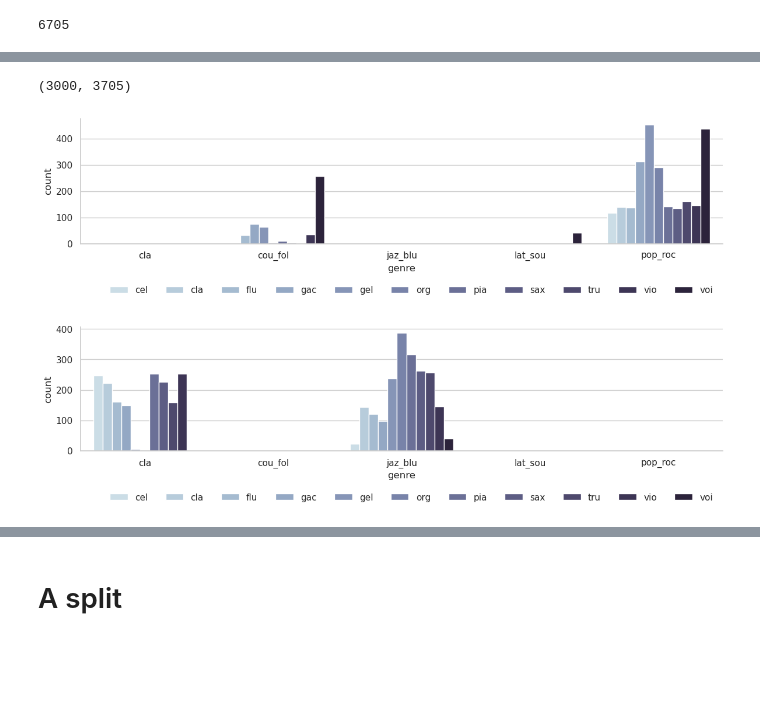
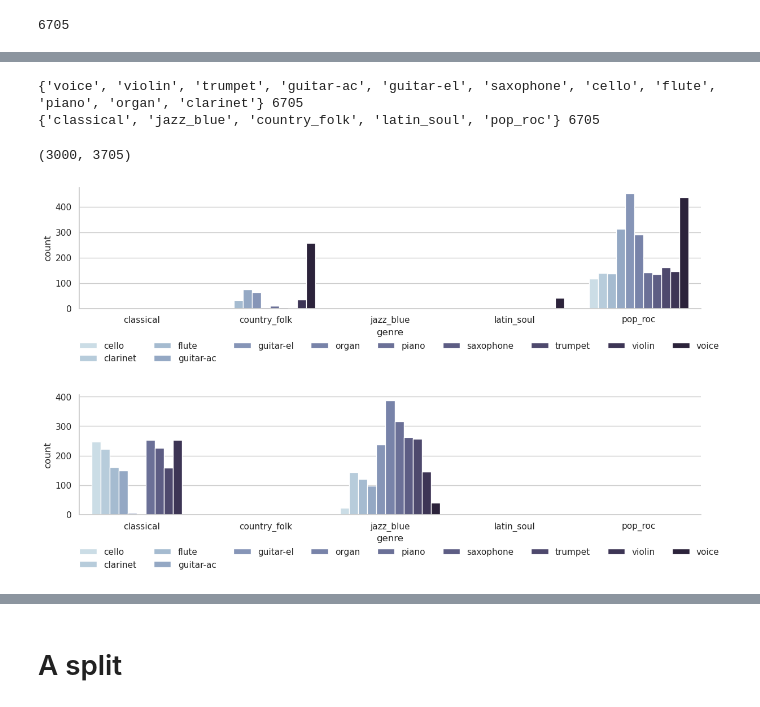
Before and after one commit to changhongw/audio-embedding-bias, a Jupyter notebook: 00_irmas_split.ipynb, the cells around one changed output, grey strips where cells are left out. Cells and saved outputs as stored; diff of their text form; code cells hidden in the pictures; blank space fills up the shorter version.

Commit message:
update instrument and genre label to full labels

```diff
--- a/00_irmas_split.ipynb
+++ b/00_irmas_split.ipynb
@@ -51,3 +48,6 @@ B_genre = ['jaz_blu', 'cla']
+# %%
+A_genre = ['pop_roc', 'country_folk', 'latin_soul']
+B_genre = ['jazz_blue', 'classical']
 # %%
 matcher = re.compile(r'.*?\[(?P<class>\w+)\].*')
 
@@ -62,3 +62,30 @@ print(set(instruments), len(instruments))
+# %%
+instrument_align = {'cla': 'clarinet',
+                   'org': 'organ',
+                   'cel': 'cello',
+                   'vio': 'violin',
+                   'gac': 'guitar-ac',
+                   'voi': 'voice',
+                   'gel': 'guitar-el',
+                   'sax': 'saxophone',
+                   'tru': 'trumpet',
+                   'pia': 'piano',
+                   'flu': 'flute'}
+
+genre_align = {'pop_roc': 'pop_roc',
+            'jaz_blu': 'jazz_blue',
+            'cla': 'classical',
+            'cou_fol': 'country_folk',
+            'lat_sou': 'latin_soul'}
+# %%
+instruments = [instrument_align[key] for key in instruments]
+print(set(instruments), len(instruments))
+
+genres = [genre_align[key] for key in genres]
+print(set(genres), len(genres))
+# %% [output]
+{'voice', 'violin', 'trumpet', 'guitar-ac', 'guitar-el', 'saxophone', 'cello', 'flute', 'piano', 'organ', 'clarinet'} 6705
+{'classical', 'jazz_blue', 'country_folk', 'latin_soul', 'pop_roc'} 6705
 # %%
 encoder_inst = LabelEncoder()
 encoder_inst.fit_transform(instruments)   # ori = encoder.inverse_transform(Y)
@@ -150,22 +177,22 @@ meta_all = A_meta_all.append(B_meta_all)
 # %%
 A_meta_count = pd.DataFrame(columns=['instrument', 'genre', 'count'])
 
 for inst in instrument_map:
     for genre in genre_map:
         A_meta_count_item = pd.DataFrame(columns=['instrument', 'genre', 'count'])
 
         A_meta_count_item['instrument'] = [inst]
         A_meta_count_item['genre'] = [genre]
         A_meta_count_item['count'] = len(A_meta_all.loc[(A_meta_all['instrument'] == inst) & (A_meta_all['genre'] == genre)])
 
         A_meta_count = A_meta_count.append(A_meta_count_item)
 
 sns.set_theme(context='notebook', style='whitegrid', palette='deep')
 ax = sns.catplot(data=A_meta_count, x='genre', y='count', hue='instrument', kind='bar', height=3, aspect=4,
                legend_out=False, palette="ch:s=.25,rot=-.25")
-lgd = sns.move_legend(ax, "lower center", bbox_to_anchor=(.54, -.11), ncol=11, title=None, frameon=False)
+lgd = sns.move_legend(ax, "lower center", bbox_to_anchor=(.54, -.14), ncol=9, title=None, frameon=False)
 # %% [output]
-[figure, old version]
+[figure, new version]
 # %%
 B_meta_count = pd.DataFrame(columns=['instrument', 'genre', 'count'])
 
@@ -182,8 +209,8 @@ for inst in instrument_map:
 sns.set_theme(context='notebook', style='whitegrid', palette='deep')
 ax = sns.catplot(data=B_meta_count, x='genre', y='count', hue='instrument', kind='bar', height=3, aspect=4,
                legend_out=False, palette="ch:s=.25,rot=-.25")
-lgd = sns.move_legend(ax, "lower center", bbox_to_anchor=(.54, -.11), ncol=11, title=None, frameon=False)
+lgd = sns.move_legend(ax, "lower center", bbox_to_anchor=(.54, -.14), ncol=9, title=None, frameon=False)
 # %% [output]
-[figure, old version]
+[figure, new version]
 # %%
 meta_all.to_csv('irmas_meta_all.csv', header=None, index=None)
```
Also changed, not shown: parts of 6 cells of this notebook, 38 other files.
